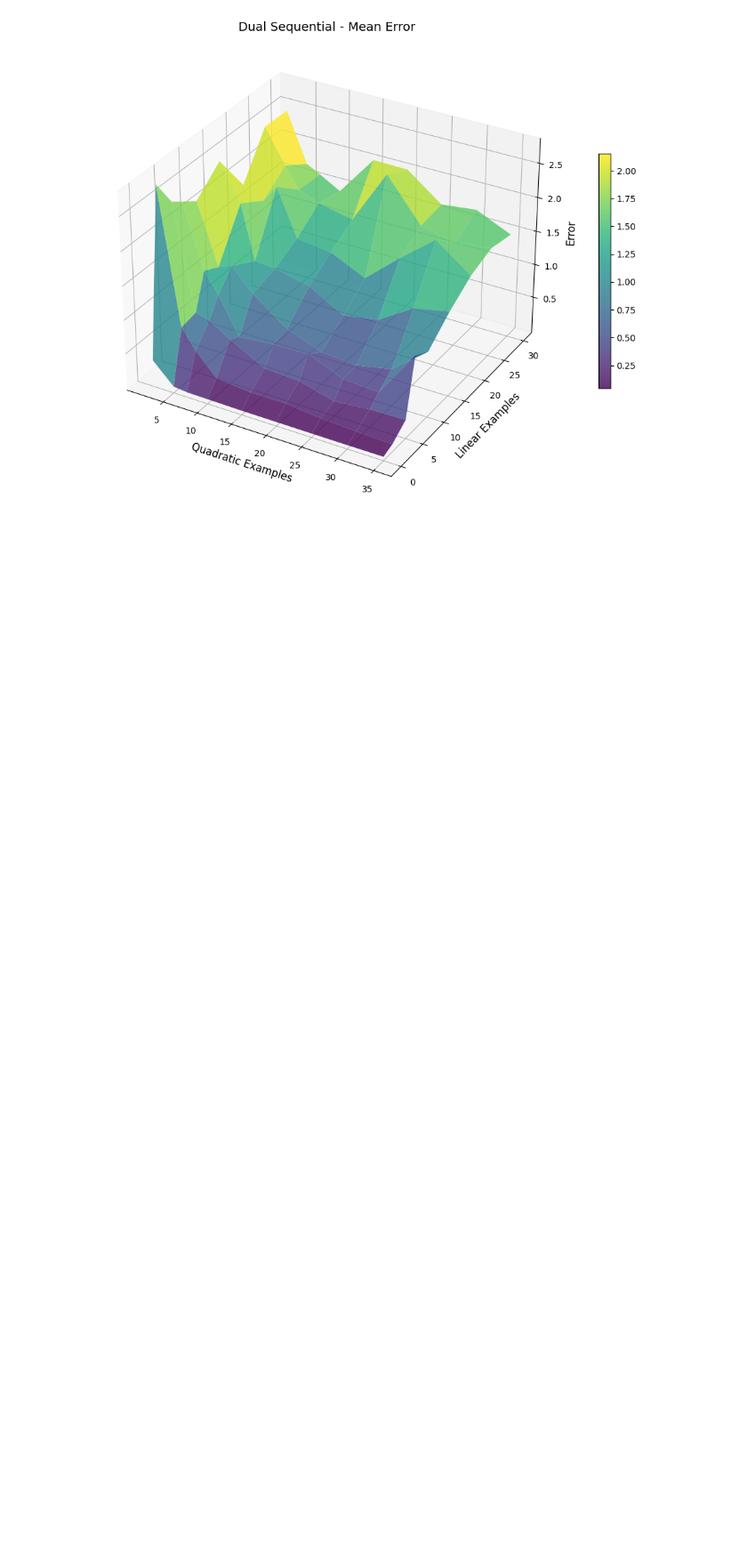
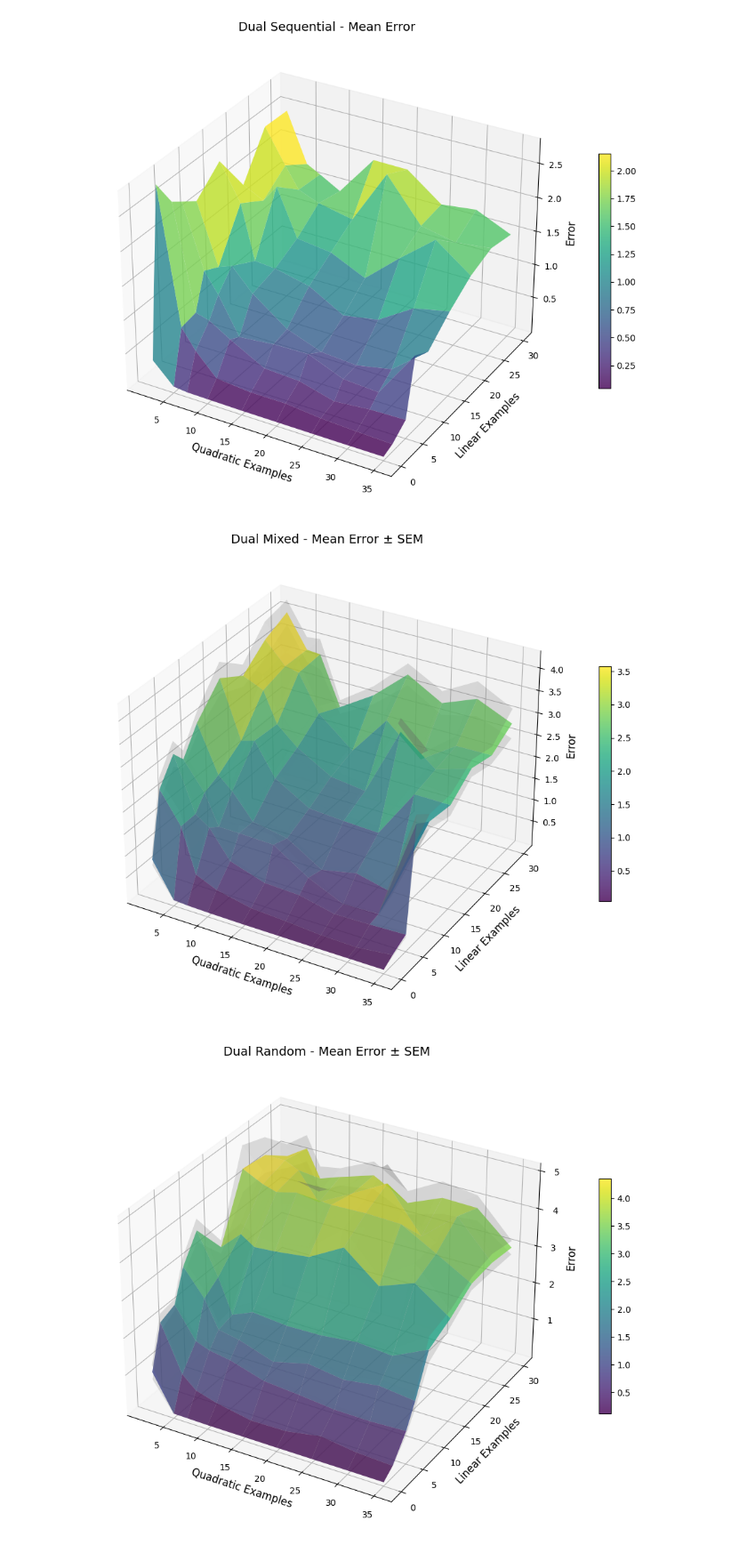
Before and after one commit to nilsvselte/CS182_Project, a Jupyter notebook: src/results.ipynb, the cells around one changed output. Shown at 89% size. Saved outputs shown, nothing was run; the diff lists cells and outputs as text; code cells hidden in the pictures; blank space fills up the shorter version.

Commit message:
added more plots to results.ipynb, fixed tqdm in the run_dual_eval.py

```diff
--- a/src/results.ipynb
+++ b/src/results.ipynb
@@ -80,3 +80,61 @@ plot_3d_surface(dual_sequential_mean, 'Dual Sequential - Mean Error')
 [figure]
 [figure]
 [figure]
+# %%
+import matplotlib.pyplot as plt
+from mpl_toolkits.mplot3d import Axes3D
+import numpy as np
+
+def plot_3d_surface_with_error(mean_df, sem_df, title='3D Error Surface with Error Bars'):
+    """
+    Plot a 3D surface with error bars where:
+    - X axis = quadratic examples (column names)
+    - Y axis = linear examples (row index)
+    - Z axis = error values
+    - Error surfaces show mean ± SEM
+    """
+    # Get the data
+    linear_examples = mean_df.index.values  # Y axis
+    quadratic_examples = mean_df.columns.values  # X axis
+
+    # Create meshgrid
+    X, Y = np.meshgrid(quadratic_examples, linear_examples)
+
+    # Get Z values
+    Z_mean = mean_df.values
+    Z_sem = sem_df.values
+
+    # Calculate upper and lower bounds
+    Z_upper = Z_mean + Z_sem
+    Z_lower = Z_mean - Z_sem
+
+    # Create figure and 3D axis
+    fig = plt.figure(figsize=(12, 8))
+    ax = fig.add_subplot(111, projection='3d')
+
+    # Plot error surfaces (upper and lower bounds) with transparency
+    ax.plot_surface(X, Y, Z_upper, alpha=0.2, color='gray', label='Mean + SEM')
+    ax.plot_surface(X, Y, Z_lower, alpha=0.2, color='gray', label='Mean - SEM')
+
+    # Plot main surface (mean)
+    surf = ax.plot_surface(X, Y, Z_mean, cmap='viridis', alpha=0.8, edgecolor='none')
+
+    # Labels
+    ax.set_xlabel('Quadratic Examples', fontsize=12)
+    ax.set_ylabel('Linear Examples', fontsize=12)
+    ax.set_zlabel('Error', fontsize=12)
+    ax.set_title(title, fontsize=14)
+
+    # Add colorbar
+    fig.colorbar(surf, ax=ax, shrink=0.5, aspect=20)
+
+    plt.tight_layout()
+    plt.show()
+
+# Plot for each pair
+plot_3d_surface_with_error(dual_mixed_mean, dual_mixed_sem, 'Dual Mixed - Mean Error ± SEM')
+plot_3d_surface_with_error(dual_random_mean, dual_random_sem, 'Dual Random - Mean Error ± SEM')
+plot_3d_surface_with_error(dual_sequential_mean, dual_sequential_sem, 'Dual Sequential - Mean Error ± SEM')
+# %% [output]
+[figure, added]
+[figure, added]
```
Also changed, not shown: parts of 4 cells of this notebook, 2 other files.
